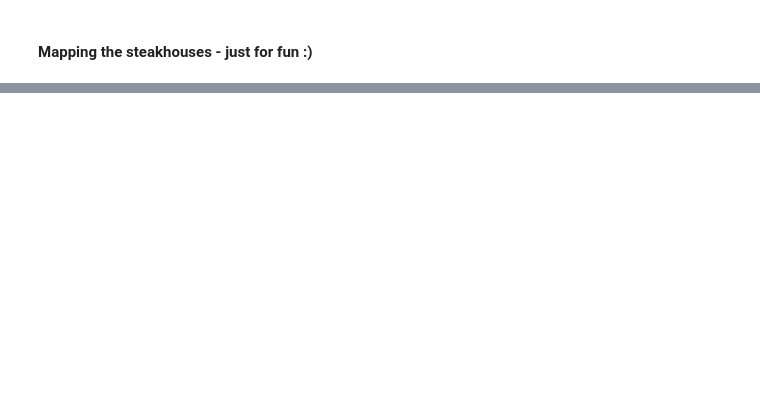
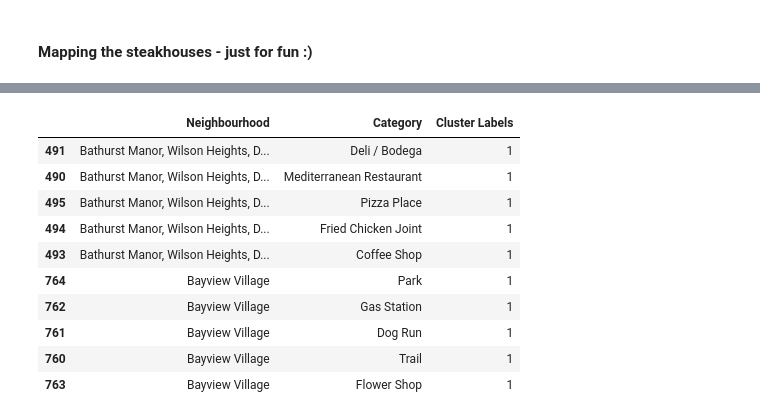
Before and after one commit to bij5500/Coursera_Capstone, a Jupyter notebook: Coursera Capstone ML with Python (IBM) - Part 3.ipynb, the cells around one changed output, grey strips where cells are left out. Saved outputs shown, nothing was run; the diff lists cells and outputs as text; code cells hidden in the pictures; blank space fills up the shorter version.

```diff
--- a/Coursera Capstone ML with Python (IBM) - Part 3.ipynb
+++ b/Coursera Capstone ML with Python (IBM) - Part 3.ipynb
@@ -312,0 +404,16 @@ map_steakhouses
+# %%
+venue_clustered = venue_data_sorted.loc[venue_data_sorted['Cluster Labels'] == 1, venue_data_sorted.columns[[1] + list(range(5, venue_data_sorted.shape[1]))]]
+venue_clustered.groupby(['Neighbourhood','Category']).count()
+venue_clustered.head(10)
+# %% [output]
+|  | Neighbourhood | Category | Cluster Labels |
+| 491 | Bathurst Manor, Wilson Heights, D... | Deli / Bodega | 1 |
+| 490 | Bathurst Manor, Wilson Heights, D... | Mediterranean Restaurant | 1 |
+| 495 | Bathurst Manor, Wilson Heights, D... | Pizza Place | 1 |
+| 494 | Bathurst Manor, Wilson Heights, D... | Fried Chicken Joint | 1 |
+| 493 | Bathurst Manor, Wilson Heights, D... | Coffee Shop | 1 |
+| 764 | Bayview Village | Park | 1 |
+| 762 | Bayview Village | Gas Station | 1 |
+| 761 | Bayview Village | Dog Run | 1 |
+| 760 | Bayview Village | Trail | 1 |
+| 763 | Bayview Village | Flower Shop | 1 |
```
Also changed, not shown: parts of 16 cells of this notebook.
